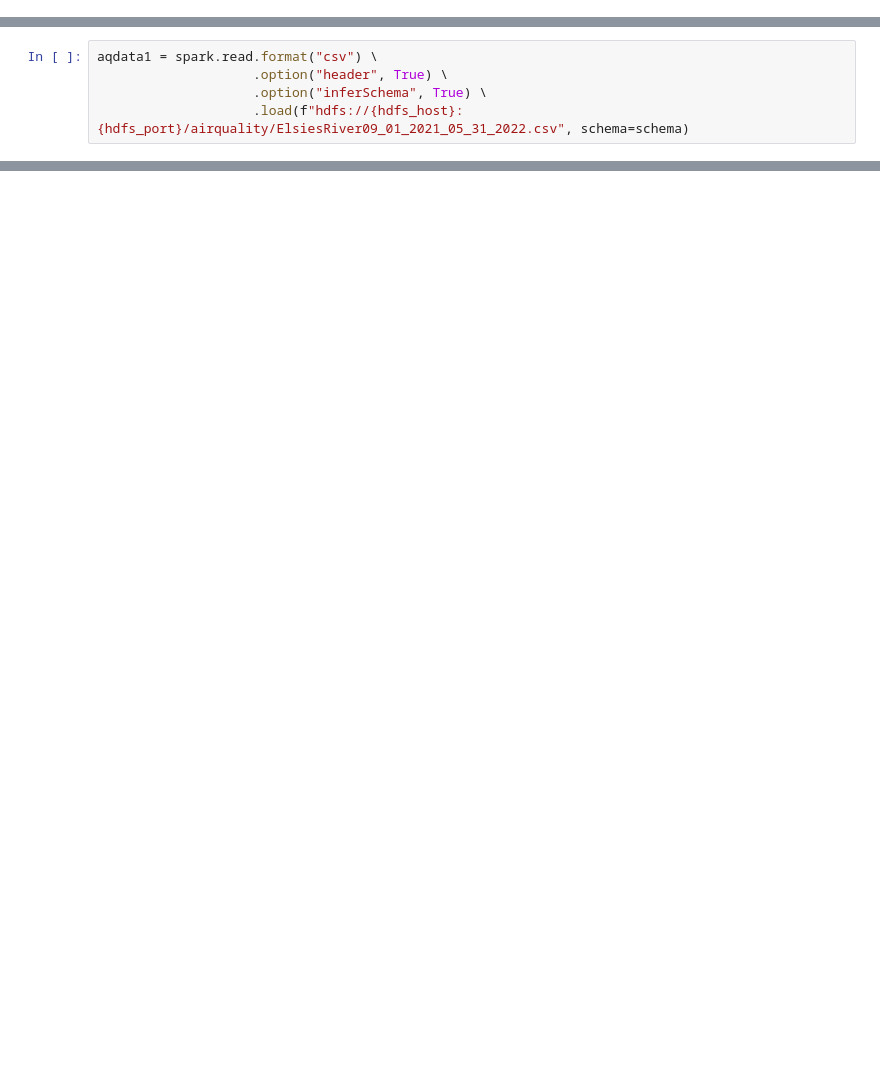
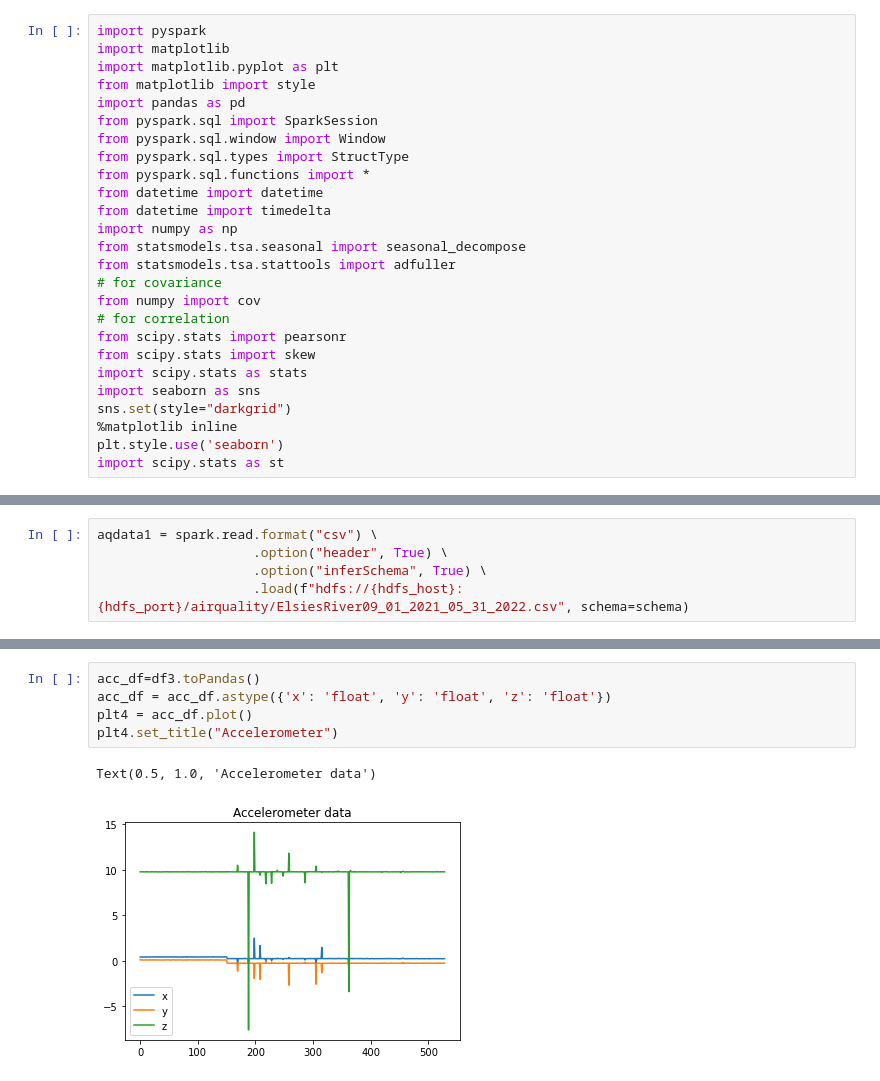
Before and after one commit to TakudzwaMzembegwa/BDE, a Jupyter notebook: dataAnalysis.ipynb, the cells around one changed output, grey strips where cells are left out. Saved outputs shown, nothing was run; the diff lists cells and outputs as text; blank space fills up the shorter version.

```diff
--- a/dataAnalysis.ipynb
+++ b/dataAnalysis.ipynb
@@ -8,0 +5,26 @@ from pyspark.sql.functions import *
+# %%
+import pyspark
+import matplotlib
+import matplotlib.pyplot as plt
+from matplotlib import style
+import pandas as pd
+from pyspark.sql import SparkSession
+from pyspark.sql.window import Window
+from pyspark.sql.types import StructType
+from pyspark.sql.functions import *
+from datetime import datetime
+from datetime import timedelta
+import numpy as np
+from statsmodels.tsa.seasonal import seasonal_decompose
+from statsmodels.tsa.stattools import adfuller
+# for covariance
+from numpy import cov
+# for correlation
+from scipy.stats import pearsonr
+from scipy.stats import skew
+import scipy.stats as stats
+import seaborn as sns
+sns.set(style="darkgrid")
+%matplotlib inline
+plt.style.use('seaborn')
+import scipy.stats as st
@@ -133,0 +279,8 @@ aqdata4.plot(x='Date',y='measured_pm10_average',ylim=(0,100))
+# %%
+acc_df=df3.toPandas()
+acc_df = acc_df.astype({'x': 'float', 'y': 'float', 'z': 'float'})
+plt4 = acc_df.plot()
+plt4.set_title("Accelerometer")
+# %% [output]
+Text(0.5, 1.0, 'Accelerometer data')
+[figure, added]
```
Also changed, not shown: parts of 28 cells of this notebook.
